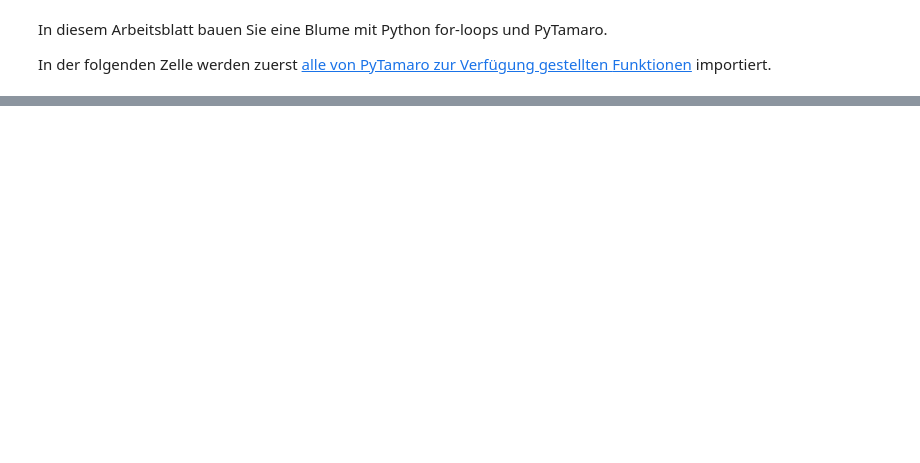
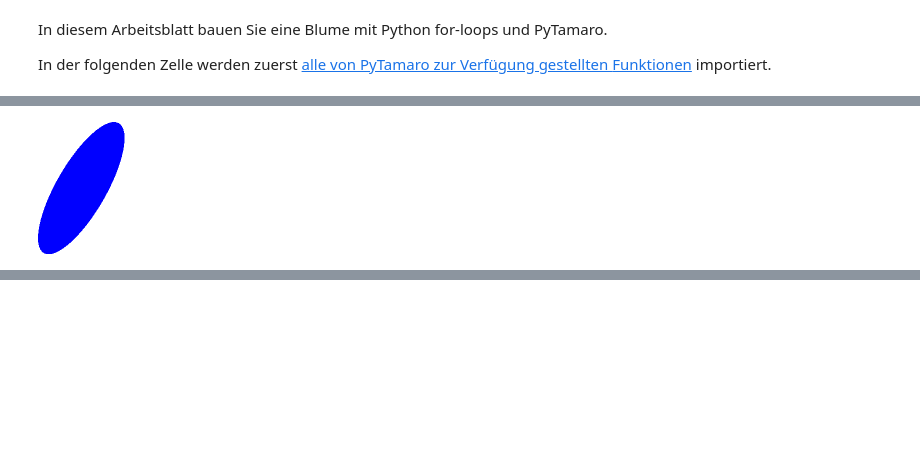
Before and after one commit to SkriptenMk/I_eW_25-29, a Jupyter notebook: files/lektionen_hs25/250915_schlaufen/for_loop.ipynb, the cells around one changed output, grey strips where cells are left out. Saved outputs shown, nothing was run; the diff lists cells and outputs as text; code cells hidden in the pictures; blank space fills up the shorter version.

```diff
--- a/files/lektionen_hs25/250915_schlaufen/for_loop.ipynb
+++ b/files/lektionen_hs25/250915_schlaufen/for_loop.ipynb
@@ -19,0 +105,8 @@ roten Punkt mit einem Farbverlauf in verschiedenen Rottönen.
+# %%
+for i in range(12):
+    winkel = i * 30
+    bluetenblatt_gedreht = drehe(winkel, bluetenblatt_fixiert)
+
+zeige_grafik(bluetenblatt_gedreht)
+# %% [output]
+[figure, added]
```
Also changed, not shown: parts of 20 cells of this notebook, 1 other file.
